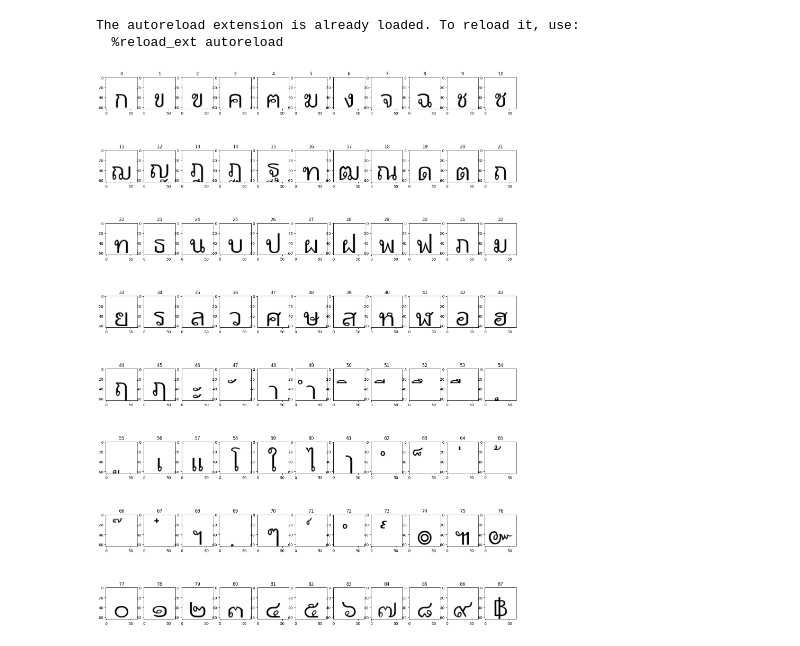
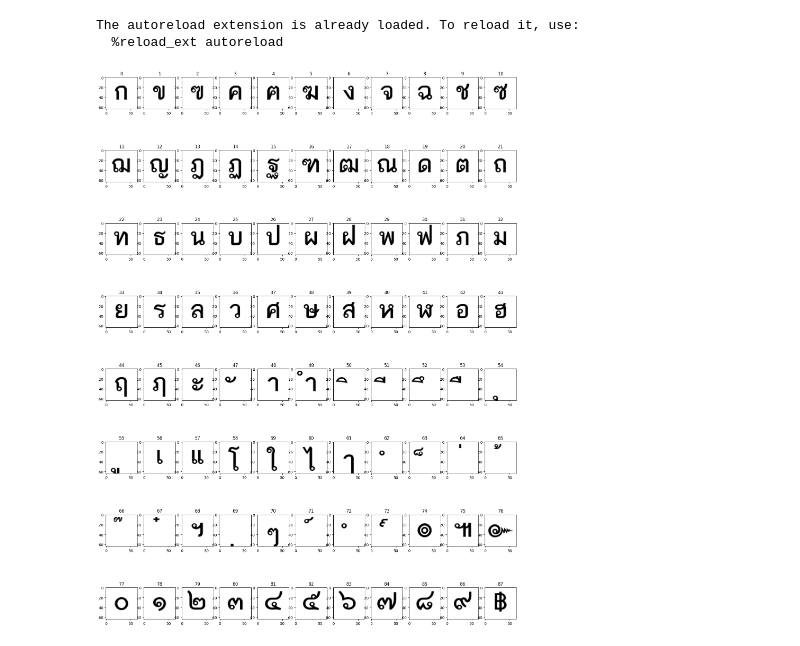
Before and after one commit to Beamlnwza/pimthaigans, a Jupyter notebook: src/notebook/visual.ipynb, the cells around one changed output. Saved outputs shown, nothing was run; the diff lists cells and outputs as text; code cells hidden in the pictures.

```diff
--- a/src/notebook/visual.ipynb
+++ b/src/notebook/visual.ipynb
@@ -13,9 +13,9 @@ data_path = '../../PimthaiGANS-Dataset/data'
 # %%
 img_plot = Plotter(data_path)
 # %%
-img_plot.plot_88()
+img_plot.plot_88(index=6)
 # %% [output]
-[figure, old version]
+[figure, new version]
 # %%
 for i in os.listdir(data_path):
     remove_all_in_folder(os.path.join(data_path, i))
```
Also changed, not shown: parts of 1 cell of this notebook, 4 other files.
